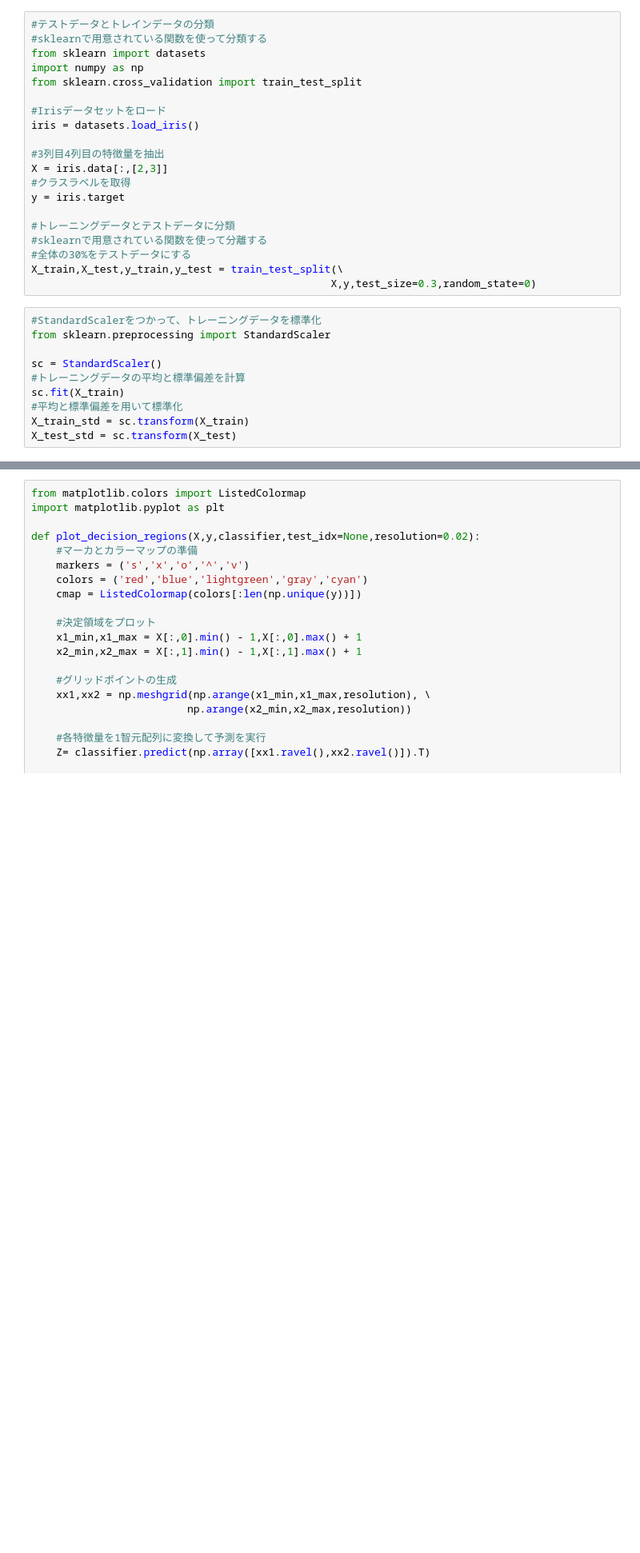
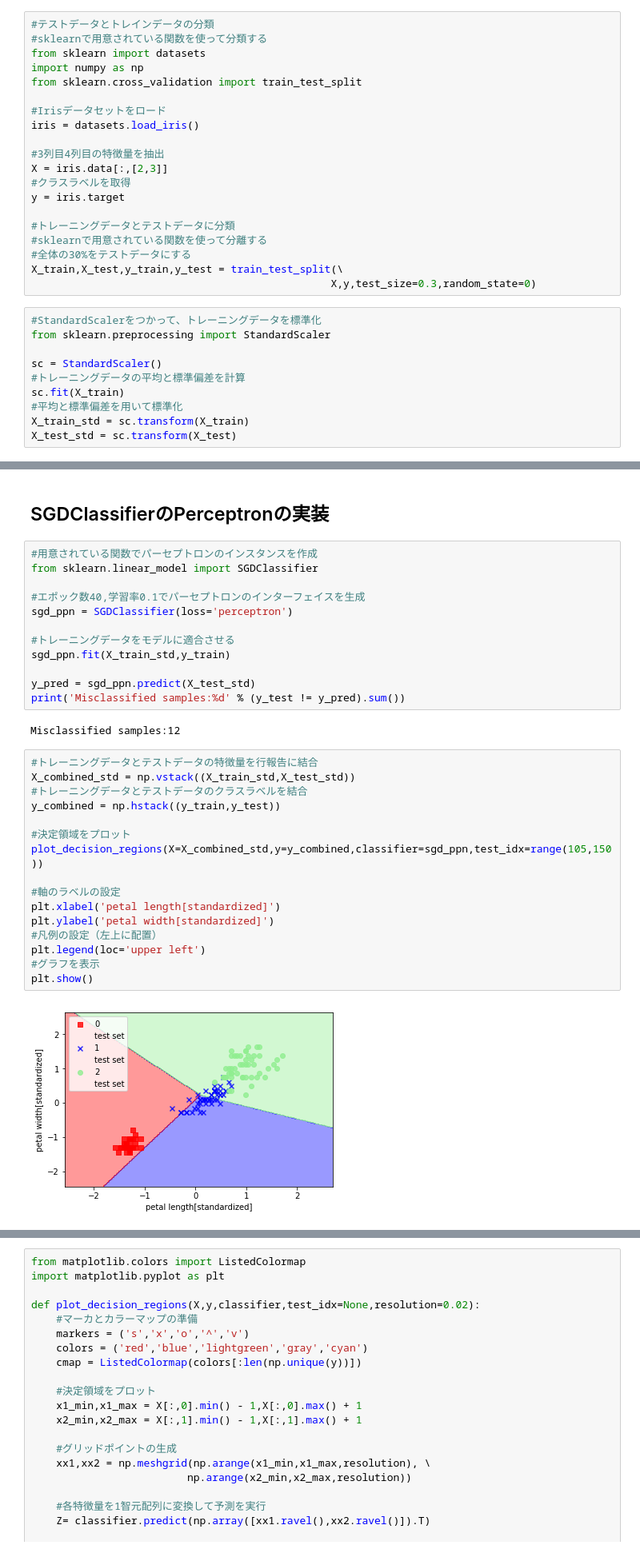
Before and after one commit to takahashi-ei/python_machine_learning, a Jupyter notebook: Perception/Perceptron_scikitLearn.ipynb, the cells around one changed output, grey strips where cells are left out. Shown: that part at 80% size. Cells and saved outputs as stored; diff of their text form; blank space fills up the shorter version.

```diff
--- a/Perception/Perceptron_scikitLearn.ipynb
+++ b/Perception/Perceptron_scikitLearn.ipynb
@@ -67 +75,35 @@ plt.show()
+# %% [markdown]
+## SGDClassifierのPerceptronの実装
+# %%
+#用意されている関数でパーセプトロンのインスタンスを作成
+from sklearn.linear_model import SGDClassifier
+
+#エポック数40,学習率0.1でパーセプトロンのインターフェイスを生成
+sgd_ppn = SGDClassifier(loss='perceptron')
+
+#トレーニングデータをモデルに適合させる
+sgd_ppn.fit(X_train_std,y_train)
+
+y_pred = sgd_ppn.predict(X_test_std)
+print('Misclassified samples:%d' % (y_test != y_pred).sum())
+# %% [output]
+Misclassified samples:12
+# %%
+#トレーニングデータとテストデータの特徴量を行報告に結合
+X_combined_std = np.vstack((X_train_std,X_test_std))
+#トレーニングデータとテストデータのクラスラベルを結合
+y_combined = np.hstack((y_train,y_test))
+
+#決定領域をプロット
+plot_decision_regions(X=X_combined_std,y=y_combined,classifier=sgd_ppn,test_idx=range(105,150))
+
+#軸のラベルの設定
+plt.xlabel('petal length[standardized]')
+plt.ylabel('petal width[standardized]')
+#凡例の設定（左上に配置）
+plt.legend(loc='upper left')
+#グラフを表示
+plt.show()
+# %% [output]
+[figure, added]
 # %% [markdown]
```
Also changed, not shown: parts of 8 cells of this notebook, 11 other files.
